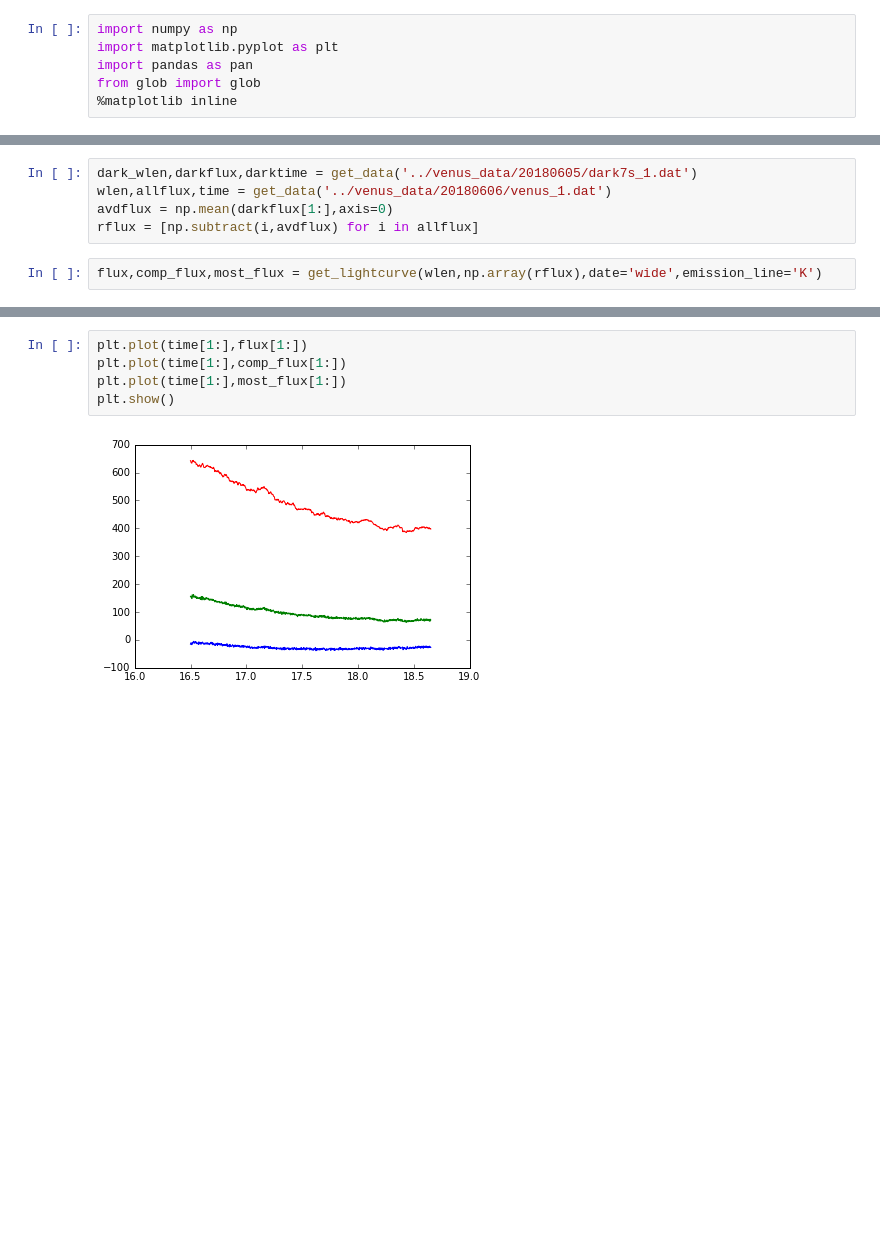
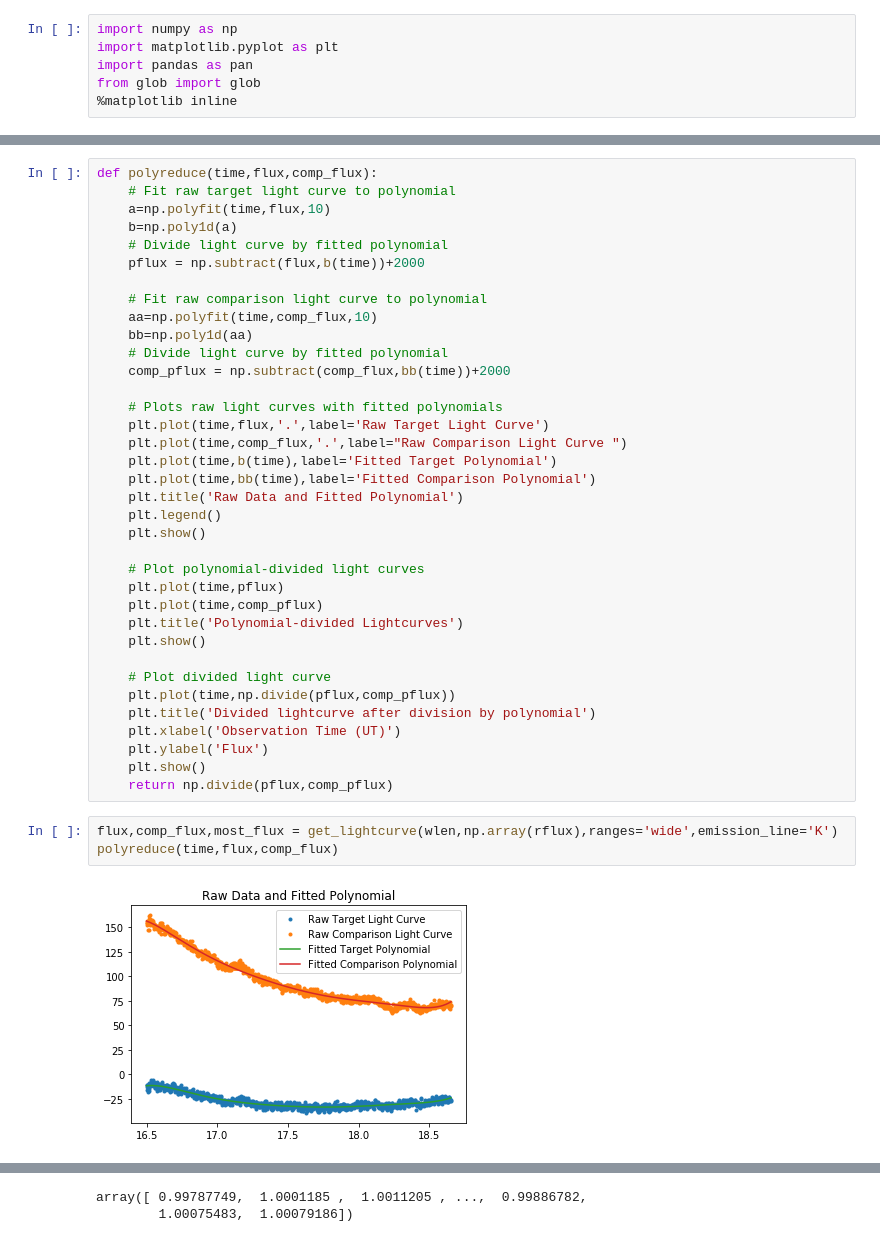
Before and after one commit to melissamor/SunObs, a Jupyter notebook: data_reduction/wavelength_calibration.ipynb, the cells around one changed output, grey strips where cells are left out. Saved outputs shown, nothing was run; the diff lists cells and outputs as text; blank space fills up the shorter version.

```diff
--- a/data_reduction/wavelength_calibration.ipynb
+++ b/data_reduction/wavelength_calibration.ipynb
@@ -112,7 +185,41 @@ def get_lightcurve(wlen,data,date='wide',emission_line='K'):
-# %%
-dark_wlen,darkflux,darktime = get_data('../venus_data/20180605/dark7s_1.dat')
-wlen,allflux,time = get_data('../venus_data/20180606/venus_1.dat')
-avdflux = np.mean(darkflux[1:],axis=0)
-rflux = [np.subtract(i,avdflux) for i in allflux]
+# %%
+def polyreduce(time,flux,comp_flux):
+    # Fit raw target light curve to polynomial
+    a=np.polyfit(time,flux,10)
+    b=np.poly1d(a)
+    # Divide light curve by fitted polynomial
+    pflux = np.subtract(flux,b(time))+2000
+
+    # Fit raw comparison light curve to polynomial
+    aa=np.polyfit(time,comp_flux,10)
+    bb=np.poly1d(aa)
+    # Divide light curve by fitted polynomial
+    comp_pflux = np.subtract(comp_flux,bb(time))+2000
+
+    # Plots raw light curves with fitted polynomials
+    plt.plot(time,flux,'.',label='Raw Target Light Curve')
+    plt.plot(time,comp_flux,'.',label="Raw Comparison Light Curve ")
+    plt.plot(time,b(time),label='Fitted Target Polynomial')
+    plt.plot(time,bb(time),label='Fitted Comparison Polynomial')
+    plt.title('Raw Data and Fitted Polynomial')
+    plt.legend()
+    plt.show()
+
+    # Plot polynomial-divided light curves
+    plt.plot(time,pflux)
+    plt.plot(time,comp_pflux)
+    plt.title('Polynomial-divided Lightcurves')
+    plt.show()
+
+    # Plot divided light curve
+    plt.plot(time,np.divide(pflux,comp_pflux))
+    plt.title('Divided lightcurve after division by polynomial')
+    plt.xlabel('Observation Time (UT)')
+    plt.ylabel('Flux')
+    plt.show()
+    return np.divide(pflux,comp_pflux)
 # %%
-flux,comp_flux,most_flux = get_lightcurve(wlen,np.array(rflux),date='wide',emission_line='K')
+flux,comp_flux,most_flux = get_lightcurve(wlen,np.array(rflux),ranges='wide',emission_line='K')
+polyreduce(time,flux,comp_flux)
+# %% [output]
+[figure, added]
@@ -119,8 +228,3 @@ flux,comp_flux,most_flux = get_lightcurve(wlen,np.array(rflux),date='wide',emiss
+array([ 0.99787749,  1.0001185 ,  1.0011205 , ...,  0.99886782,
+        1.00075483,  1.00079186])
-# %%
-plt.plot(time[1:],flux[1:])
-plt.plot(time[1:],comp_flux[1:])
-plt.plot(time[1:],most_flux[1:])
-plt.show()
-# %% [output]
-[figure, removed]
 # %%
```
Also changed, not shown: parts of 17 cells of this notebook, 49 other files.
